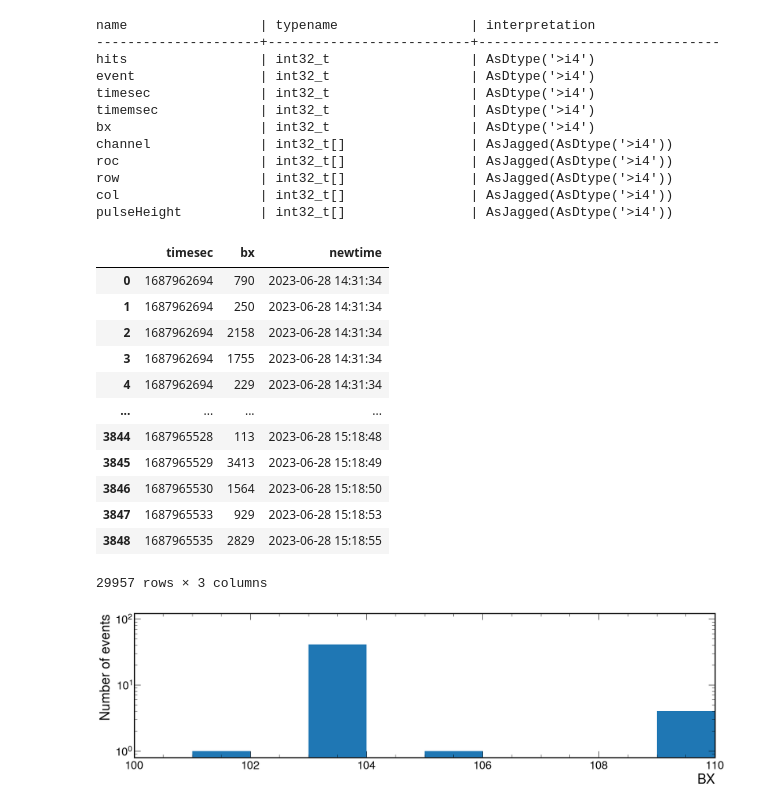
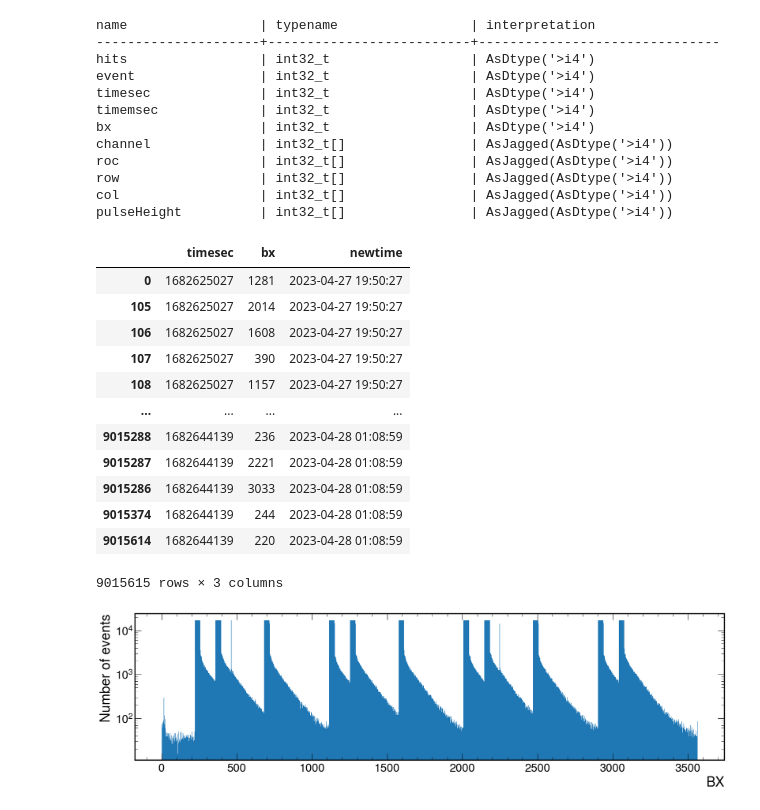
Before and after one commit to Nimmitha/PLTOffline, a Jupyter notebook: TrackLumi2022/Plot_BX_vs_time.ipynb, the cells around one changed output. Drawn from its saved outputs; the diff is of its cells as text; code cells hidden in the pictures.

```diff
--- a/TrackLumi2022/Plot_BX_vs_time.ipynb
+++ b/TrackLumi2022/Plot_BX_vs_time.ipynb
@@ -39,9 +45,10 @@ row                  | int32_t[]                | AsJagged(AsDtype('>i4'))
 col                  | int32_t[]                | AsJagged(AsDtype('>i4'))
 pulseHeight          | int32_t[]                | AsJagged(AsDtype('>i4'))
 # %%
-bxt0 = tree0.arrays(["timesec", "bx"], library="pd")
-bxt1 = tree1.arrays(["timesec", "bx"], library="pd")
-bxt2 = tree2.arrays(["timesec", "bx"], library="pd")
+bxt = tree.arrays(["timesec", "bx"], library="pd")
+# bxt0 = tree0.arrays(["timesec", "bx"], library="pd")
+# bxt1 = tree1.arrays(["timesec", "bx"], library="pd")
+# bxt2 = tree2.arrays(["timesec", "bx"], library="pd")
 # %%
 # concatenate
 # bxt = pd.concat([bxt0, bxt1, bxt2])
@@ -61,27 +68,27 @@ bxt['bx'] = bxt['bx'] + 1
 bxt
 # %% [output]
 |  | timesec | bx | newtime |
-| 0 | 1687962694 | 790 | 2023-06-28 14:31:34 |
-| 1 | 1687962694 | 250 | 2023-06-28 14:31:34 |
-| 2 | 1687962694 | 2158 | 2023-06-28 14:31:34 |
-| 3 | 1687962694 | 1755 | 2023-06-28 14:31:34 |
-| 4 | 1687962694 | 229 | 2023-06-28 14:31:34 |
+| 0 | 1682625027 | 1281 | 2023-04-27 19:50:27 |
+| 105 | 1682625027 | 2014 | 2023-04-27 19:50:27 |
+| 106 | 1682625027 | 1608 | 2023-04-27 19:50:27 |
+| 107 | 1682625027 | 390 | 2023-04-27 19:50:27 |
+| 108 | 1682625027 | 1157 | 2023-04-27 19:50:27 |
 | ... | ... | ... | ... |
-| 3844 | 1687965528 | 113 | 2023-06-28 15:18:48 |
-| 3845 | 1687965529 | 3413 | 2023-06-28 15:18:49 |
-| 3846 | 1687965530 | 1564 | 2023-06-28 15:18:50 |
-| 3847 | 1687965533 | 929 | 2023-06-28 15:18:53 |
-| 3848 | 1687965535 | 2829 | 2023-06-28 15:18:55 |
+| 9015288 | 1682644139 | 236 | 2023-04-28 01:08:59 |
+| 9015287 | 1682644139 | 2221 | 2023-04-28 01:08:59 |
+| 9015286 | 1682644139 | 3033 | 2023-04-28 01:08:59 |
+| 9015374 | 1682644139 | 244 | 2023-04-28 01:08:59 |
+| 9015614 | 1682644139 | 220 | 2023-04-28 01:08:59 |
-29957 rows × 3 columns
+9015615 rows × 3 columns
 # %%
 plt.figure(figsize=(20, 5))
 plt.hist(bxt.bx, bins=3564, range=(0, 3564))
 plt.xlabel("BX")
 plt.ylabel("Number of events")
-plt.xlim(100, 110)
+# plt.xlim(100, 110)
 plt.yscale("log")
 # %% [output]
-[figure, old version]
+[figure, new version]
 # %%
 import matplotlib.pyplot as plt
 import matplotlib.dates as mdates
```
Also changed, not shown: parts of 12 cells of this notebook, 4 other files.
